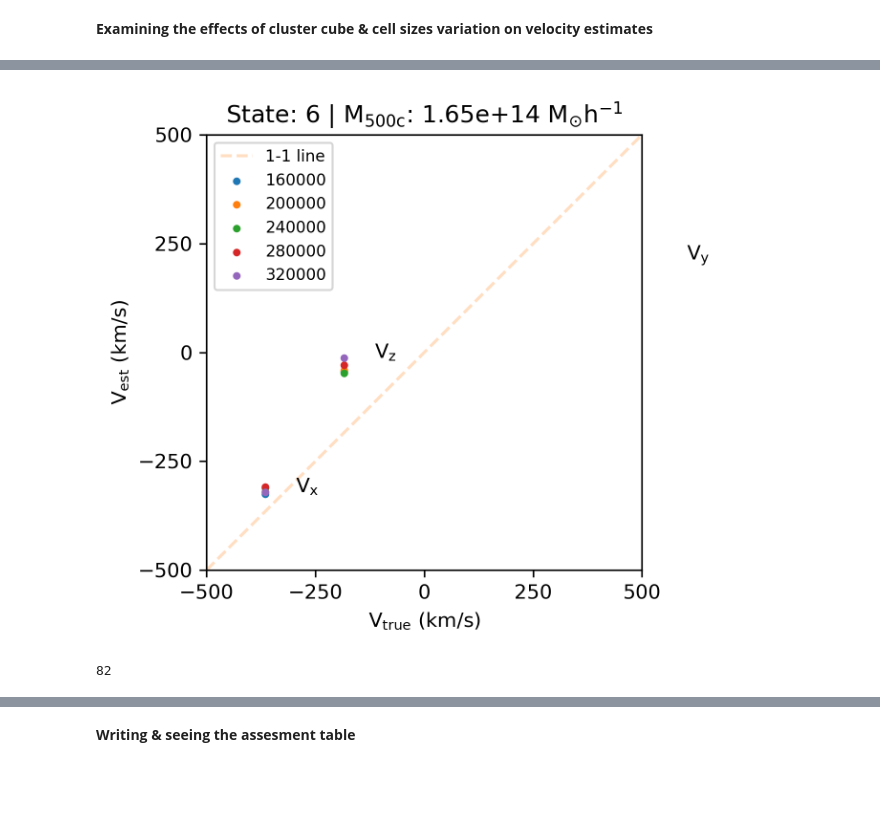
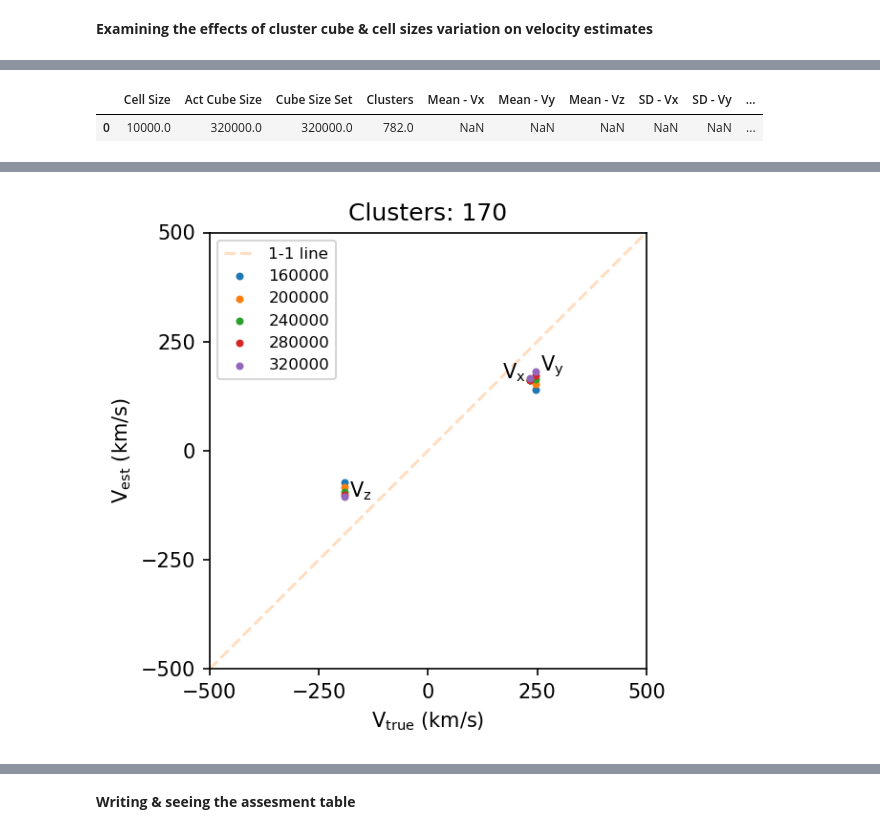
Before and after one commit to awaismirza92/velocity-reconstruction-and-kinetic-SZ, a Jupyter notebook: codes/velocity-reconstruction-orig-sim-box.ipynb, the cells around one changed output, grey strips where cells are left out. Drawn from its saved outputs; the diff is of its cells as text; code cells hidden in the pictures; blank space fills up the shorter version.

Commit message:
introduced average of errors, averaged vel of multiple clusters in one box size exam scatter plots

```diff
--- a/codes/velocity-reconstruction-orig-sim-box.ipynb
+++ b/codes/velocity-reconstruction-orig-sim-box.ipynb
@@ -304,3 +370,11 @@ def vel_terms_calc(cell_size, clus_cube_size):
     numer_z = Rcell_z - Rclus_z
 
     return (dy_cubed, numer_x, numer_y, numer_z, denom)
+# %%
+dist = np.random.randint(10, size = (4,4,4))
+print(dist.size)
+mask = dist < 5
+print(mask)
+dist = dist[dist < 5]
+print(dist.size)
+print(dist)
@@ -654,7 +756,7 @@ def plotting_func(df_clusters_est_err, cell_size, clus_cube_size_actual, error_t
 
         param_x_lmfit = lmfit_func(df_clusters_est_err, df_clusters_est_err['vx_est_up_err[km/s]'])
 
-        param_x_linmix = linmix_func(df_clusters_est_err, df_clusters_est_err['vx_est_up_err[km/s]'])
+#         param_x_linmix = linmix_func(df_clusters_est_err, df_clusters_est_err['vx_est_up_err[km/s]'])
 
     if error_type == 'gehrels_low':
         plt.errorbar(df_clusters_est_err['vx[km/s]'][::cluster_jump], df_clusters_est_err['vx_est[km/s]'][::cluster_jump],
@@ -680,15 +782,15 @@ def plotting_func(df_clusters_est_err, cell_size, clus_cube_size_actual, error_t
     plt.plot(x_range, fit_func(x_range, *param_x_lmfit), label = 'Linear fit - lmfit', c = 'C3', ls = 'dotted')
 
 #     param_x_linmix = lm.chain['beta'][-500:].mean(), lm.chain['alpha'][-500:].mean()
-    plt.plot(x_range, fit_func(x_range, *param_x_linmix), label = 'Linear fit - linmix', c = 'C4', ls = 'dashdot')
+#     plt.plot(x_range, fit_func(x_range, *param_x_linmix), label = 'Linear fit - linmix', c = 'C4', ls = 'dashdot')
 
     plt.plot(x_range, x_range, label = '1-1 line', c = 'C1', alpha = 0.25, ls = 'dashed')
     plt.legend(loc = 'upper left')
 
-    plt.text(x_pos_text, 0.09, f'Slope: {param_x[0].round(2)} (scipy), {param_x_lmfit[0].round(2)} (lmfit), {param_x_linmix[0].round(2)} (linmix)',
-             transform=plt.gca().transAxes, fontsize = 0.75 * text_font_size)
-    plt.text(x_pos_text, 0.03, f'Intercept: {param_x[1].round(2)}  (scipy), {param_x_lmfit[1].round(2)} (lmfit), {param_x_linmix[1].round(2)} (linmix)',
-             transform=plt.gca().transAxes, fontsize = 0.75 * text_font_size)
+#     plt.text(x_pos_text, 0.09, f'Slope: {param_x[0].round(2)} (scipy), {param_x_lmfit[0].round(2)} (lmfit), {param_x_linmix[0].round(2)} (linmix)',
+#              transform=plt.gca().transAxes, fontsize = 0.75 * text_font_size)
+#     plt.text(x_pos_text, 0.03, f'Intercept: {param_x[1].round(2)}  (scipy), {param_x_lmfit[1].round(2)} (lmfit), {param_x_linmix[1].round(2)} (linmix)',
+#              transform=plt.gca().transAxes, fontsize = 0.75 * text_font_size)
 
 
     plt.subplot(1,2,2)
@@ -893,14 +1008,11 @@ Wall time: 22.4 s
+# %%
+cube_cell_size_assess_no_round
+# %% [output]
+|  | Cell Size | Act Cube Size | Cube Size Set | Clusters | Mean - Vx | Mean - Vy | Mean - Vz | SD - Vx | SD - Vy | ... |
+| 0 | 10000.0 | 320000.0 | 320000.0 | 782.0 | NaN | NaN | NaN | NaN | NaN | ... |
 # %%
 %%time
-cell_size = 10000                      #h^-1 kpc, size of pixel or cell
 
-cube_cell_size_assess = pd.DataFrame(columns=['Cell Size', 'Act Cube Size', 'Cube Size Set', 'Clusters', 'Mean - Vx', 'Mean - Vy',
-                                              'Mean - Vz', 'SD - Vx', 'SD - Vy', 'SD - Vz', 'm - Vx', 'm - Vy', 'm - Vz', 'r - Vx',
-                                              'r - Vy','r - Vz'])
-
-cube_cell_size_assess_no_round = pd.DataFrame(columns=['Cell Size', 'Act Cube Size', 'Cube Size Set', 'Clusters', 'Mean - Vx', 'Mean - Vy',
-                                              'Mean - Vz', 'SD - Vx', 'SD - Vy', 'SD - Vz', 'm - Vx', 'm - Vy', 'm - Vz', 'r - Vx',
-                                              'r - Vy','r - Vz'])
 # error_type = 'sq_root'
 # error_type = 'gehrels_up'
 error_type = 'gehrels_low'
@@ -909,11 +1021,13 @@ prop_type = 'sigma_method'
 # prop_type = 'value_method'
 
 # np.random.seed(0)
-# index = np.random.randint(0, 100)
 
-state = 6
+state = 4
 df_clusters = edge_clus_remover(320000)
-df_clusters = df_clusters.sample(random_state = state)
+df_clusters = df_clusters[(df_clusters['vx[km/s]'] > 0) &
+                          (df_clusters['vy[km/s]'] > 0) &
+                          (df_clusters['vz[km/s]'] < 0) ]
+# df_clusters = df_clusters.sample(n = 100, random_state = state, replace = False)
 # df_clusters = df_clusters[index:index+1]
 
 colors = ['C0', 'C1', 'C2', 'C3', 'C4']
@@ -943,9 +1057,6 @@ for i, clus_cube_size in enumerate([160000, 200000, 240000, 280000, 320000]):
 
         vel_terms = vel_terms_calc(cell_size, clus_cube_size)
 
-#         df_clusters = df_clusters.sample(random_state = 0)
-#         df_clusters = df_clusters[index:index+1]
-        print(df_clusters)
 
         clus_param = list(zip(df_clusters['x[kpc/h]'], df_clusters['y[kpc/h]'], df_clusters['z[kpc/h]'],
                               [delta_gal_mean]*len(df_clusters), [cell_size]*len(df_clusters),
@@ -963,26 +1074,21 @@ for i, clus_cube_size in enumerate([160000, 200000, 240000, 280000, 320000]):
 
 
 
-
-
-#         residuals_x, residuals_y, residuals_z, slope_x, slope_y, slope_z = plotting_func(df_clusters_est_err, cell_size, clus_cube_size_actual)
-#         residuals_x, slope_x = plotting_func(df_clusters_est_err, cell_size, clus_cube_size_actual, error_type)
-
-        plt.scatter(df_clusters_est_err['vx[km/s]'], df_clusters_est_err['vx_est[km/s]'],
+        plt.scatter(df_clusters_est_err['vx[km/s]'].mean(), df_clusters_est_err['vx_est[km/s]'].mean(),
                     s = 8, c = colors[i],
                     label = f'{clus_cube_size}')
 
-        plt.scatter(df_clusters_est_err['vy[km/s]'], df_clusters_est_err['vy_est[km/s]'],
+        plt.scatter(df_clusters_est_err['vy[km/s]'].mean(), df_clusters_est_err['vy_est[km/s]'].mean(),
                     s = 8, c = colors[i])
 
-        plt.scatter(df_clusters_est_err['vz[km/s]'], df_clusters_est_err['vz_est[km/s]'],
+        plt.scatter(df_clusters_est_err['vz[km/s]'].mean(), df_clusters_est_err['vz_est[km/s]'].mean(),
                     s = 8, c = colors[i])
 
         clus_cube_size = clus_cube_size_actual
 
-plt.text(df_clusters_est_err['vx[km/s]'] + 70, df_clusters_est_err['vx_est[km/s]'], 'V$_\mathrm{x}$', fontsize = 10)
-plt.text(df_clusters_est_err['vy[km/s]'] + 70, df_clusters_est_err['vy_est[km/s]'], 'V$_\mathrm{y}$', fontsize = 10)
-plt.text(df_clusters_est_err['vz[km/s]'] + 70, df_clusters_est_err['vz_est[km/s]'], 'V$_\mathrm{z}$', fontsize = 10)
+plt.text(df_clusters_est_err['vx[km/s]'].mean() - 10, df_clusters_est_err['vx_est[km/s]'].mean(), 'V$_\mathrm{x}$', fontsize = 10, horizontalalignment='right')
+plt.text(df_clusters_est_err['vy[km/s]'].mean() + 10, df_clusters_est_err['vy_est[km/s]'].mean(), 'V$_\mathrm{y}$', fontsize = 10)
+plt.text(df_clusters_est_err['vz[km/s]'].mean() + 10, df_clusters_est_err['vz_est[km/s]'].mean(), 'V$_\mathrm{z}$', fontsize = 10)
 
 # low_lim, high_lim = -2000, 2000
 # low_lim, high_lim = -1000, 1000
@@ -1003,7 +1109,8 @@ plt.ylabel('V$_\mathrm{est}$ (km/s)')
 
 plt.legend(fontsize = 8)
 
-plt.title(f'State: {state} | ' + "M$_{500\mathrm{c}}$:" + " {:.2e} ".format(df_clusters['m500c[Msol/h]'].iloc[0]) + 'M$_{\odot}$h$^{-1}$');
+# plt.title(f'State: {state} | ' + "M$_{500\mathrm{c}}$:" + " {:.2e} ".format(df_clusters['m500c[Msol/h]'].iloc[0]) + 'M$_{\odot}$h$^{-1}$');
+plt.title(f'Clusters: {len(df_clusters)}')
 plt.tight_layout()
-plt.savefig(f"Plots/orig-sim-box/clus_bos_size_exam/scatter_plots/State_{state}_M_500c:" + " {:.2e} ".format(df_clusters['m500c[Msol/h]'].iloc[0]) + f'M_sun h^-1.png');
+# plt.savefig(f"Plots/orig-sim-box/clus_bos_size_exam/scatter_plots/State_{state}_M_500c:" + " {:.2e} ".format(df_clusters['m500c[Msol/h]'].iloc[0]) + f'M_sun h^-1.png');
 # %% [output]
@@ -1027,9 +1119,4 @@ Wall time: 5.3 s
-[figure, old version]
+[figure, new version]
-# %%
-
-np.random.randint(0, 100)
-# %% [output]
-82
 # %%
 print('Cell size: 10 Mpc, Cube size: 240 Mpc')
 df_clusters_est_err.describe()
```
Also changed, not shown: parts of 15 cells of this notebook.
